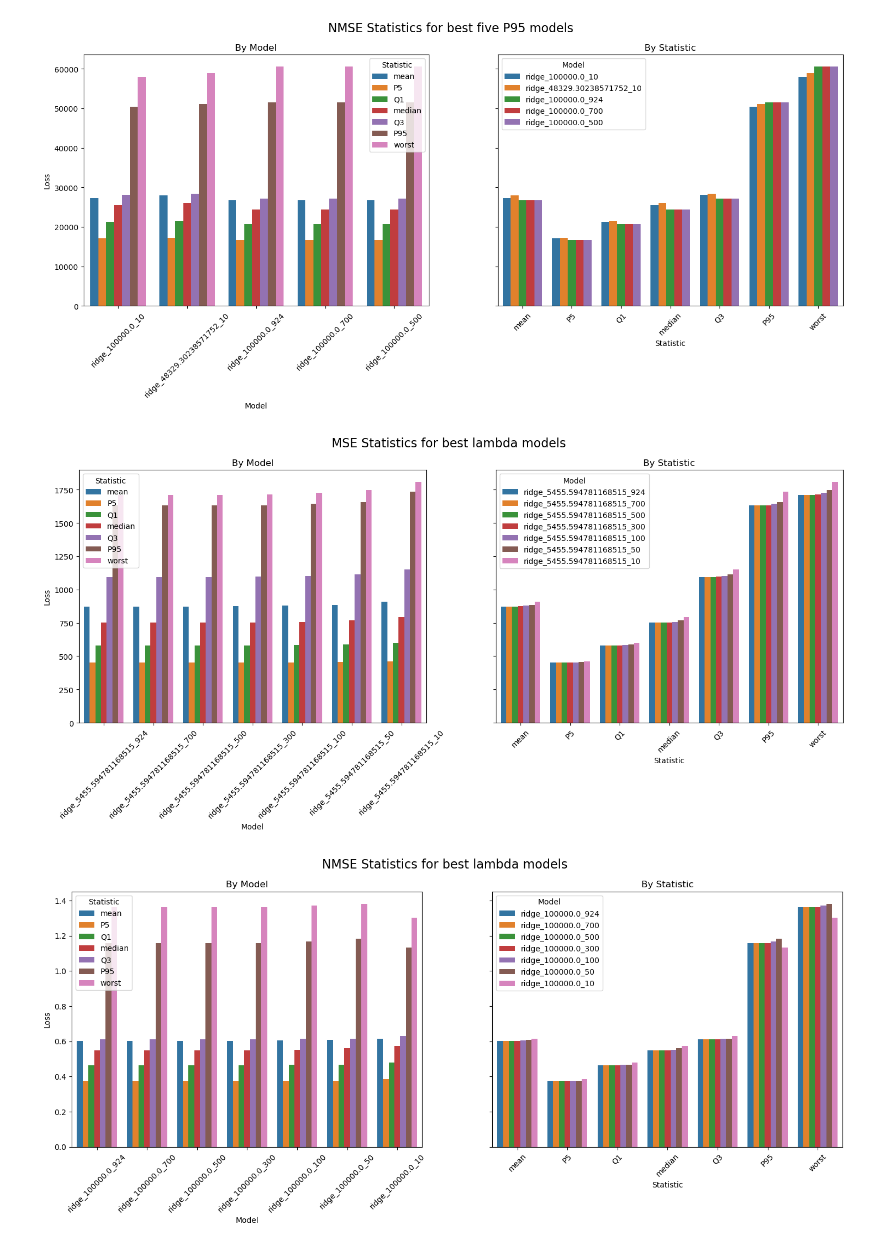
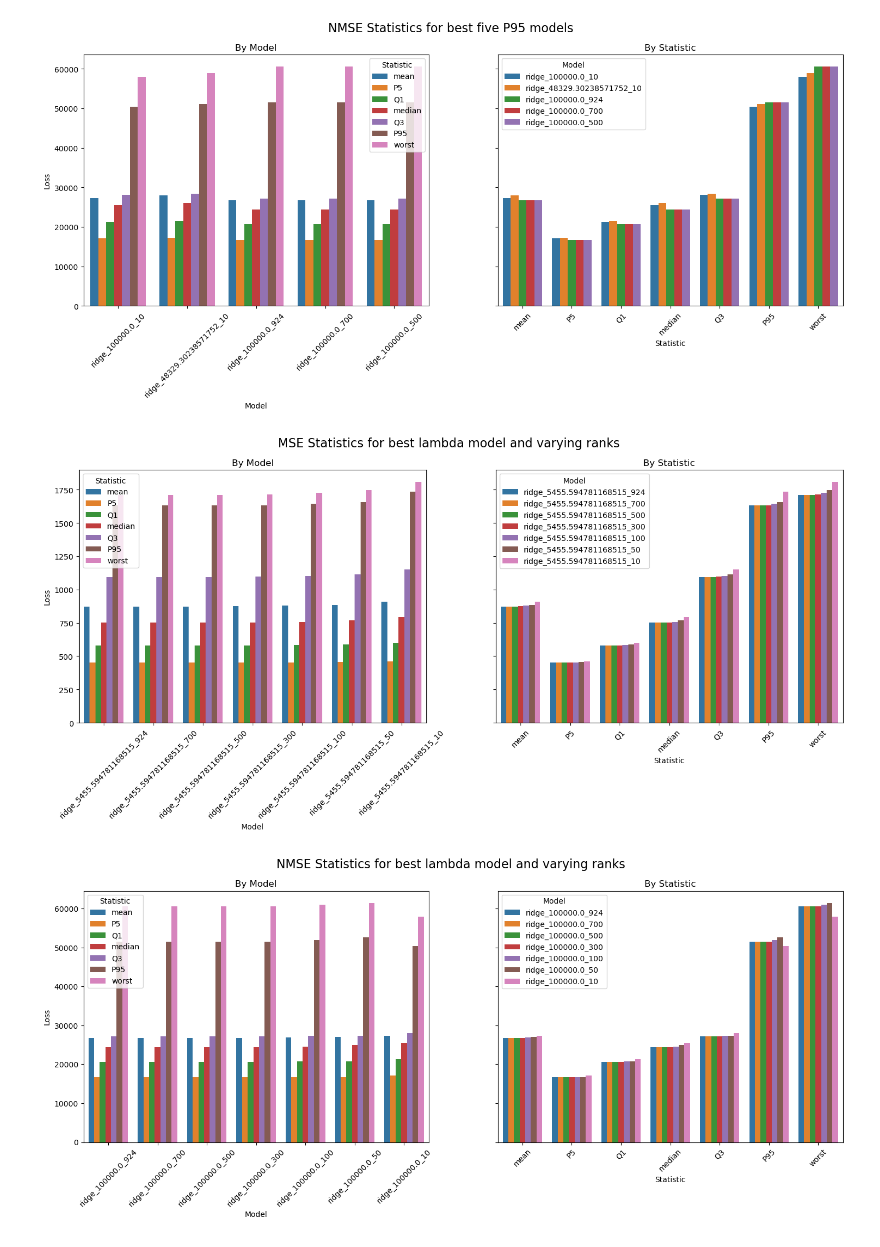
Before and after one commit to Victor2175/gm4cs-m, a Jupyter notebook: stats_regression.ipynb, the cells around one changed output. Drawn from its saved outputs; the diff is of its cells as text; code cells hidden in the pictures.

```diff
--- a/stats_regression.ipynb
+++ b/stats_regression.ipynb
@@ -132,8 +137,8 @@ plt.show()
 # %% [output]
 [figure]
 # %%
-best_lambda_mse_models = [model for model in mse_losses.keys() if "_".join(model.split("_")[0:2]) == "_".join(best_P95_mse_models[0].split("_")[0:2])]
-best_lambda_nmse_models = [model for model in nmse_losses.keys() if "_".join(model.split("_")[0:2]) == "_".join(best_P95_nmse_models[0].split("_")[0:2])]
+best_lambda_mse_models = [model for model in mse_losses.keys() if "_".join(model.split("_")[1:2]) == "_".join(best_P95_mse_models[0].split("_")[1:2])]
+best_lambda_nmse_models = [model for model in nmse_losses.keys() if "_".join(model.split("_")[1:2]) == "_".join(best_P95_nmse_models[0].split("_")[1:2])]
 
 best_lambda_mse_models.sort(key=lambda x: int(x.split("_")[2]), reverse=True)
 best_lambda_nmse_models.sort(key=lambda x: int(x.split("_")[2]), reverse=True)
@@ -172,7 +177,7 @@ nmse_stats_df = nmse_stats_df.reset_index().rename(columns={"index": "Model"})
 mse_stats_long = mse_stats_df.melt(id_vars="Model", var_name="Statistic", value_name="Value")
 
 fig, axes = plt.subplots(1, 2, figsize=(18, 6), sharey=True)
-fig.suptitle("MSE Statistics for best lambda models", fontsize=16)
+fig.suptitle("MSE Statistics for best lambda model and varying ranks", fontsize=16)
 
 sns.barplot(data=mse_stats_long, x="Model", y="Value", hue="Statistic", ax=axes[0])
 axes[0].set_title("By Model")
@@ -189,26 +194,26 @@ axes[1].legend(title="Model")
 # Adjust layout
 plt.show()
 # %% [output]
-[figure, old version]
+[figure, new version]
 # %%
 nmse_stats_long = nmse_stats_df.melt(id_vars="Model", var_name="Statistic", value_name="Value")
 
 fig, axes = plt.subplots(1, 2, figsize=(18, 6), sharey=True)
-fig.suptitle("NMSE Statistics for best lambda models", fontsize=16)
+fig.suptitle("NMSE Statistics for best lambda model and varying ranks", fontsize=16)
 
 sns.barplot(data=nmse_stats_long, x="Model", y="Value", hue="Statistic", ax=axes[0])
 axes[0].set_title("By Model")
 axes[0].set_ylabel("Loss")
 axes[0].tick_params(axis='x', rotation=45)
 axes[0].legend(title="Statistic")
 
 sns.barplot(data=nmse_stats_long, x="Statistic", y="Value", hue="Model", ax=axes[1])
 axes[1].set_title("By Statistic")
 axes[1].set_ylabel("Loss")
 axes[1].tick_params(axis='x', rotation=45)
 axes[1].legend(title="Model")
 
 # Adjust layout
 plt.show()
 # %% [output]
-[figure, old version]
+[figure, new version]
```
Also changed, not shown: parts of 3 cells of this notebook, 1 other file.
